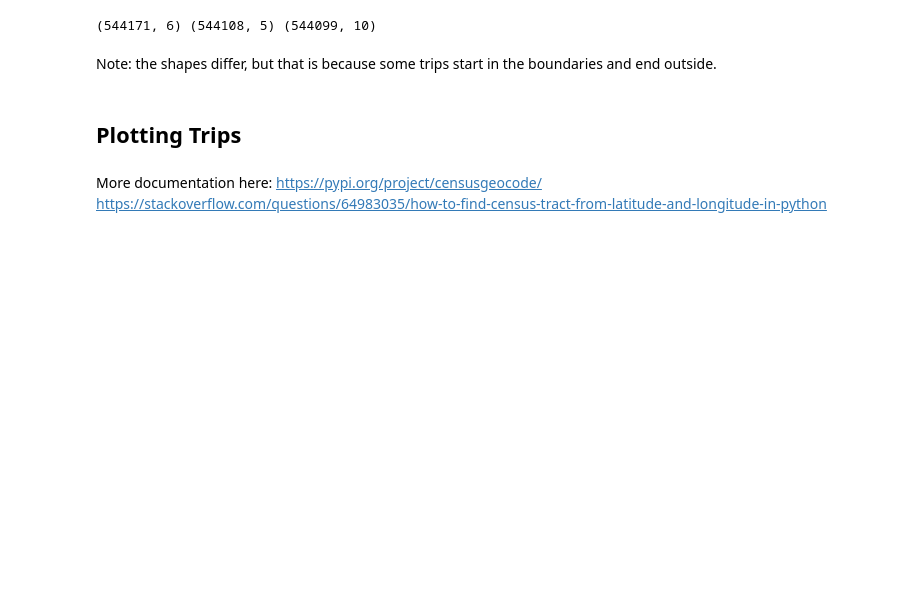
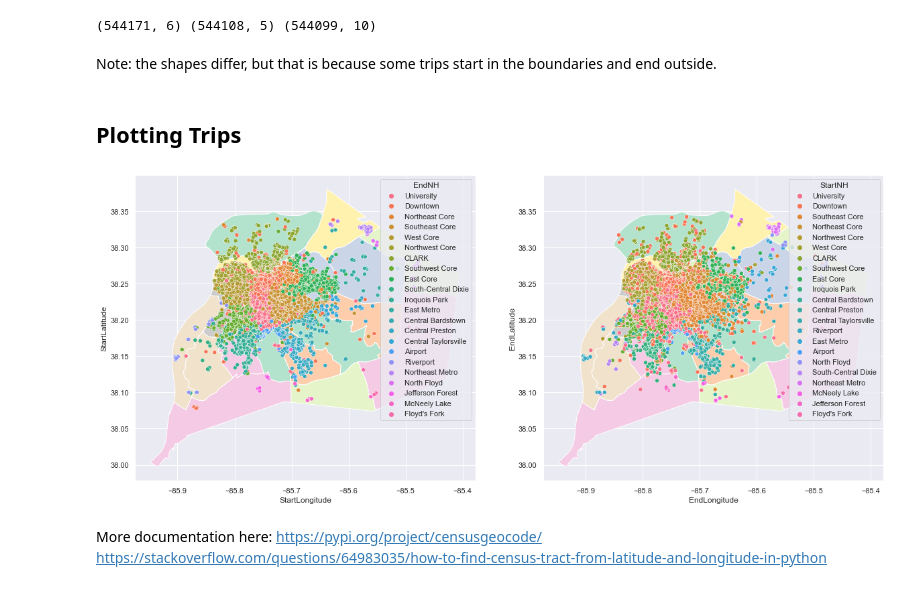
Before and after one commit to abhiram540/TripDataAnalysis-CityOfLouisville-DocklessVehicles, a Jupyter notebook: 7.6 Capstone Two Data Wrangling.ipynb, the cells around one changed output. Drawn from its saved outputs; the diff is of its cells as text; code cells hidden in the pictures; blank space fills up the shorter version.

Commit message:
Plotting Trips
Generated maps of trips.

```diff
--- a/7.6 Capstone Two Data Wrangling.ipynb
+++ b/7.6 Capstone Two Data Wrangling.ipynb
@@ -1060,6 +1060,32 @@ print(start_nh.shape, end_nh.shape, gdf.shape)
 Note: the shapes differ, but that is because some trips start in the boundaries and end outside.
 # %% [markdown]
 ## Plotting Trips
+# %%
+fig, (ax1, ax2) = plt.subplots(1,2, figsize = (20, 20))
+
+shapefile.plot(ax = ax1,
+           column = 'NH',
+           cmap = 'Pastel2')
+
+sns.scatterplot(data = gdf,
+                x = 'StartLongitude',
+                y = 'StartLatitude',
+                hue = 'EndNH',
+                ax = ax1)
+
+shapefile.plot(ax = ax2,
+          column = 'NH',
+          cmap = 'Pastel2')
+
+sns.scatterplot(data = gdf,
+                x = 'EndLongitude',
+                y = 'EndLatitude',
+                hue = 'StartNH',
+                ax = ax2)
+
+plt.show()
+# %% [output]
+[figure, added]
 # %% [markdown]
 More documentation here: https://pypi.org/project/censusgeocode/
 https://stackoverflow.com/questions/64983035/how-to-find-census-tract-from-latitude-and-longitude-in-python
```
